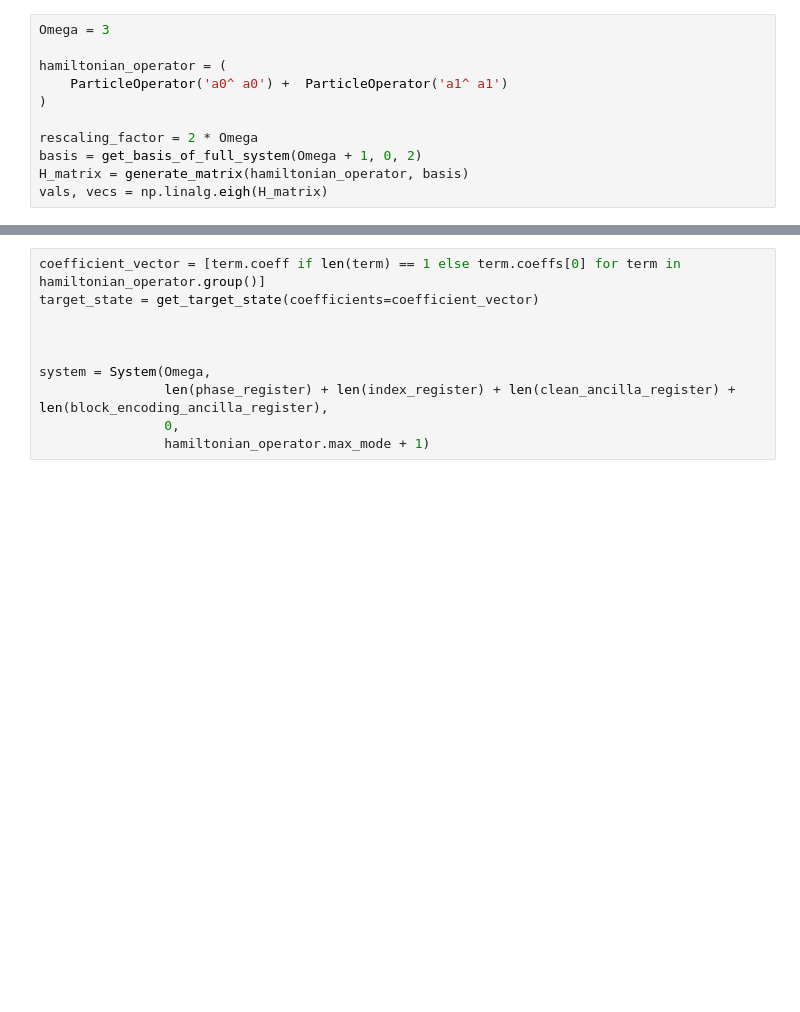
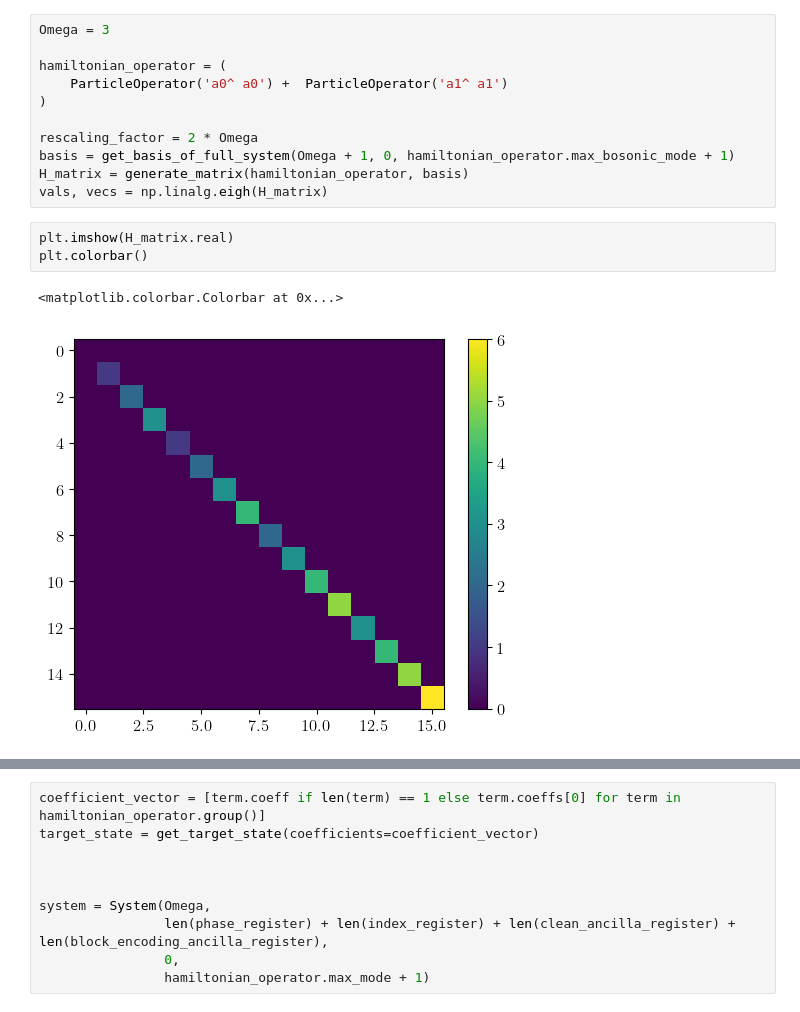
Before and after one commit to Tufts-QIQC/LOBE, a Jupyter notebook: notebooks/bosonic_lwo.ipynb, the cells around one changed output, grey strips where cells are left out. Cells and saved outputs as stored; diff of their text form; blank space fills up the shorter version.

```diff
--- a/notebooks/bosonic_lwo.ipynb
+++ b/notebooks/bosonic_lwo.ipynb
@@ -38,6 +90,12 @@ hamiltonian_operator = (
 )
 
 rescaling_factor = 2 * Omega
-basis = get_basis_of_full_system(Omega + 1, 0, 2)
+basis = get_basis_of_full_system(Omega + 1, 0, hamiltonian_operator.max_bosonic_mode + 1)
 H_matrix = generate_matrix(hamiltonian_operator, basis)
 vals, vecs = np.linalg.eigh(H_matrix)
+# %%
+plt.imshow(H_matrix.real)
+plt.colorbar()
+# %% [output]
+<matplotlib.colorbar.Colorbar at 0x...>
+[figure, added]
```
Also changed, not shown: parts of 21 cells of this notebook, 1 other file.
